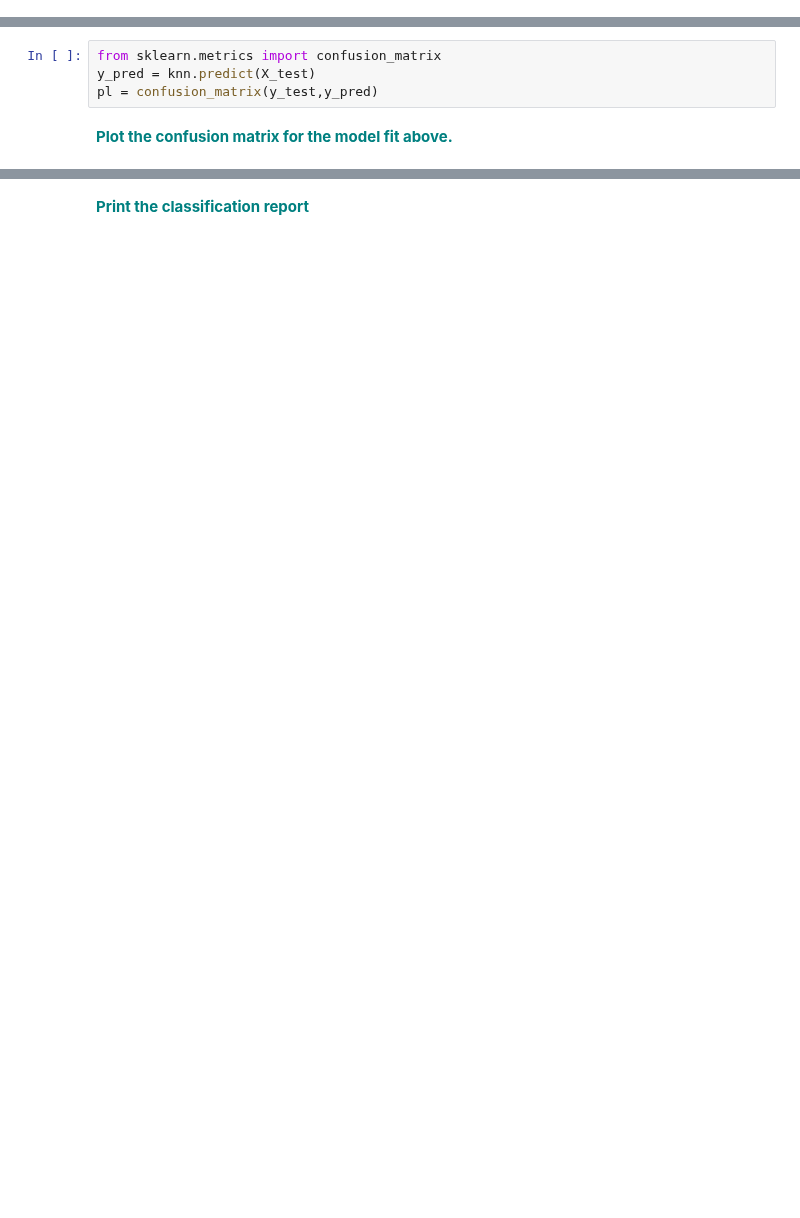
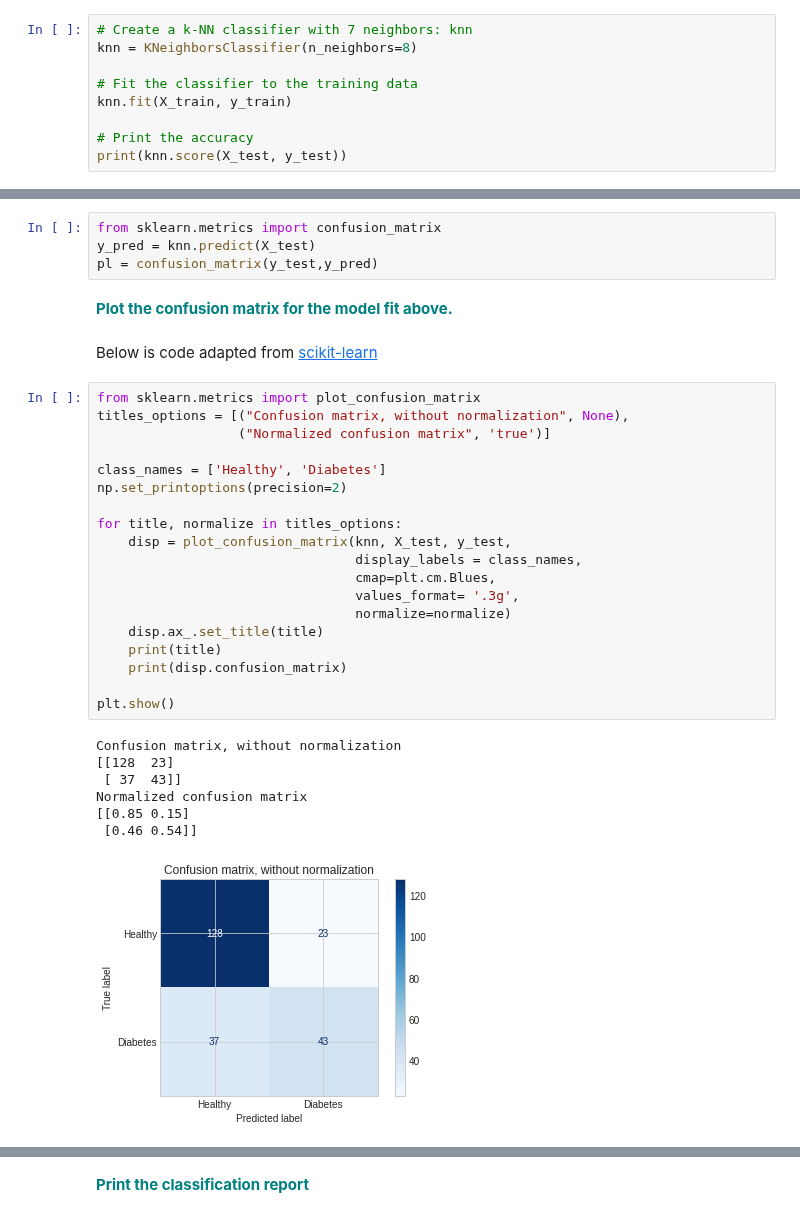
Before and after one commit to villafue/Machine_Learning_Notes, a Jupyter notebook: 18 Machine Learning Applications/2 Model Optimization/4 Grid Search in KNN/GridSearchKNN_Case_Study.ipynb, the cells around one changed output, grey strips where cells are left out. Cells and saved outputs as stored; diff of their text form; blank space fills up the shorter version.

```diff
--- a/18 Machine Learning Applications/2 Model Optimization/4 Grid Search in KNN/GridSearchKNN_Case_Study.ipynb
+++ b/18 Machine Learning Applications/2 Model Optimization/4 Grid Search in KNN/GridSearchKNN_Case_Study.ipynb
@@ -215,2 +266,11 @@ p = sns.lineplot(range(1,10),test_scores,marker='o',label='Test Score')
 # %% [markdown]
 **<font color='teal'> Fit and score the best number of neighbors based on the plot. </font>**
+# %%
+# Create a k-NN classifier with 7 neighbors: knn
+knn = KNeighborsClassifier(n_neighbors=8)
+
+# Fit the classifier to the training data
+knn.fit(X_train, y_train)
+
+# Print the accuracy
+print(knn.score(X_test, y_test))
@@ -220,3 +282,32 @@ y_pred = knn.predict(X_test)
 pl = confusion_matrix(y_test,y_pred)
 # %% [markdown]
 **<font color='teal'> Plot the confusion matrix for the model fit above. </font>**
+# %% [markdown]
+Below is code adapted from [scikit-learn](https://scikit-learn.org/stable/auto_examples/model_selection/plot_confusion_matrix.html#sphx-glr-auto-examples-model-selection-plot-confusion-matrix-py)
+# %%
+from sklearn.metrics import plot_confusion_matrix
+titles_options = [("Confusion matrix, without normalization", None),
+                  ("Normalized confusion matrix", 'true')]
+
+class_names = ['Healthy', 'Diabetes']
+np.set_printoptions(precision=2)
+
+for title, normalize in titles_options:
+    disp = plot_confusion_matrix(knn, X_test, y_test,
+                                 display_labels = class_names,
+                                 cmap=plt.cm.Blues,
+                                 values_format= '.3g',
+                                 normalize=normalize)
+    disp.ax_.set_title(title)
+    print(title)
+    print(disp.confusion_matrix)
+
+plt.show()
+# %% [output]
+Confusion matrix, without normalization
+[[128  23]
+ [ 37  43]]
+Normalized confusion matrix
+[[0.85 0.15]
+ [0.46 0.54]]
+[figure, added]
```
Also changed, not shown: parts of 17 cells of this notebook.
